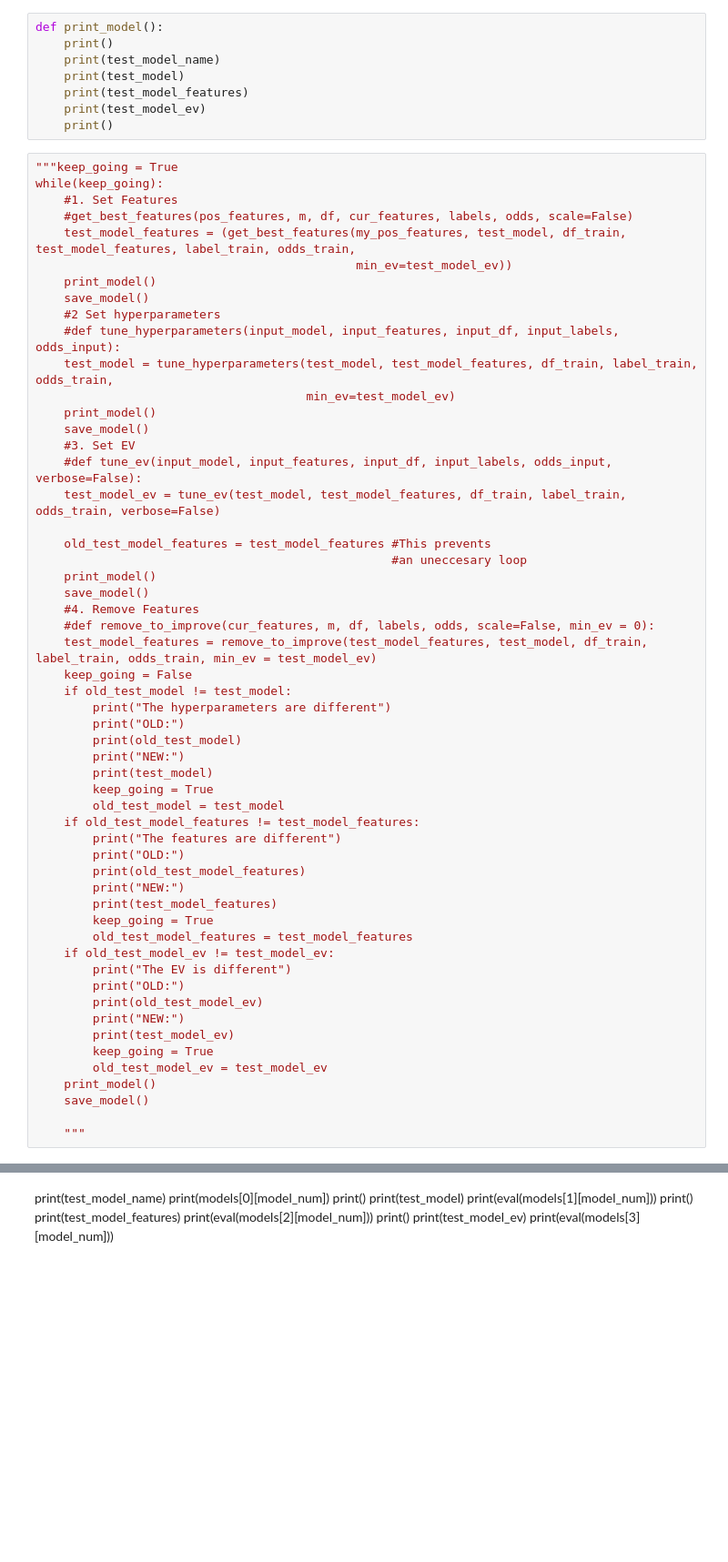
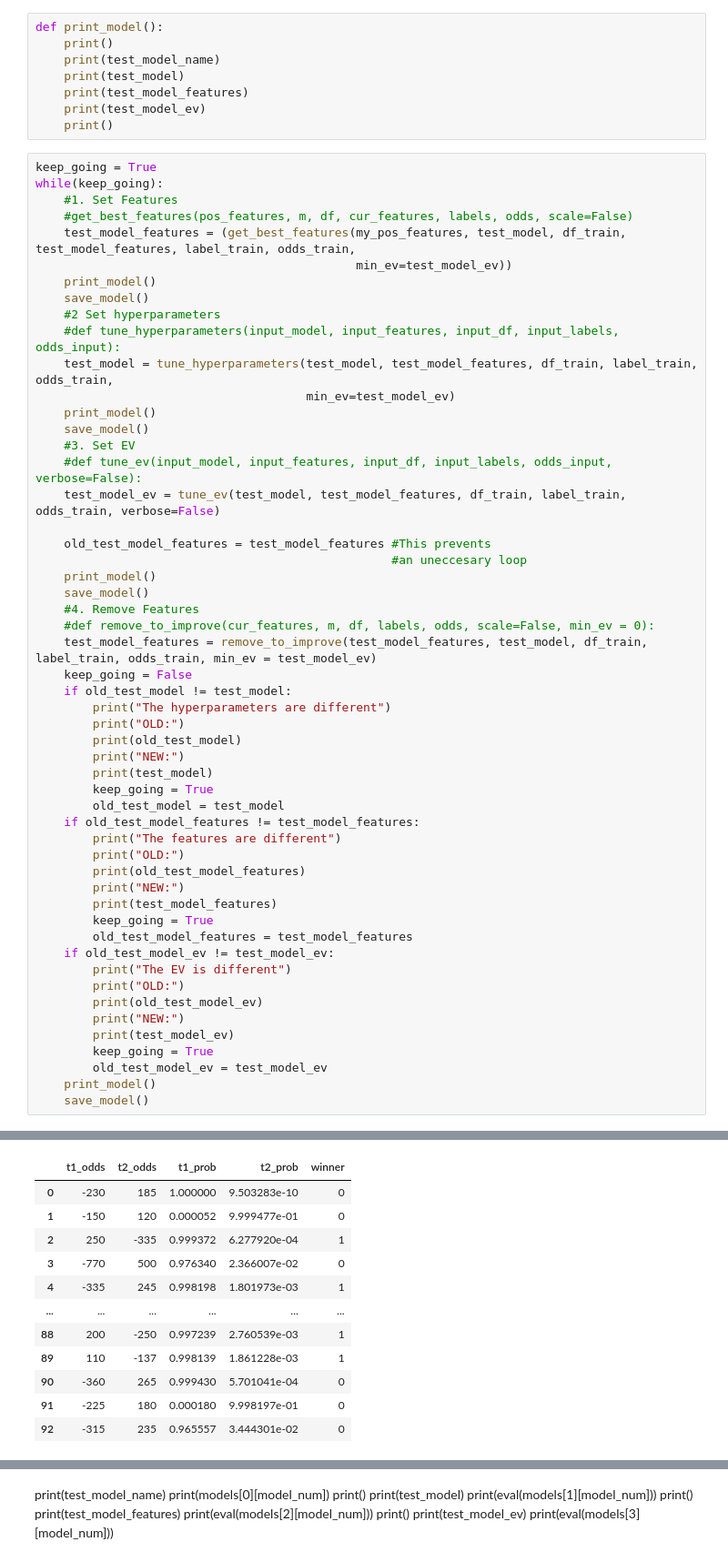
Before and after one commit to shortlikeafox/tiger-millionaire, a Jupyter notebook: automated_model_creation/TM-Optimize-Models.ipynb, the cells around one changed output, grey strips where cells are left out. Shown at 91% size. Cells and saved outputs as stored; diff of their text form; blank space fills up the shorter version.

```diff
--- a/automated_model_creation/TM-Optimize-Models.ipynb
+++ b/automated_model_creation/TM-Optimize-Models.ipynb
@@ -263,7 +262,7 @@ def print_model():
     print(test_model_ev)
     print()
 # %%
-"""keep_going = True
+keep_going = True
 while(keep_going):
     #1. Set Features
     #get_best_features(pos_features, m, df, cur_features, labels, odds, scale=False)
@@ -315,6 +314,4 @@ while(keep_going):
         old_test_model_ev = test_model_ev
     print_model()
     save_model()
-
-    """
 # %% [output]
@@ -321,0 +341,12 @@ while(keep_going):
+|  | t1_odds | t2_odds | t1_prob | t2_prob | winner |
+| 0 | -230 | 185 | 1.000000 | 9.503283e-10 | 0 |
+| 1 | -150 | 120 | 0.000052 | 9.999477e-01 | 0 |
+| 2 | 250 | -335 | 0.999372 | 6.277920e-04 | 1 |
+| 3 | -770 | 500 | 0.976340 | 2.366007e-02 | 0 |
+| 4 | -335 | 245 | 0.998198 | 1.801973e-03 | 1 |
+| ... | ... | ... | ... | ... | ... |
+| 88 | 200 | -250 | 0.997239 | 2.760539e-03 | 1 |
+| 89 | 110 | -137 | 0.998139 | 1.861228e-03 | 1 |
+| 90 | -360 | 265 | 0.999430 | 5.701041e-04 | 0 |
+| 91 | -225 | 180 | 0.000180 | 9.998197e-01 | 0 |
+| 92 | -315 | 235 | 0.965557 | 3.444301e-02 | 0 |
```
Also changed, not shown: parts of 11 cells of this notebook, 27 other files.
